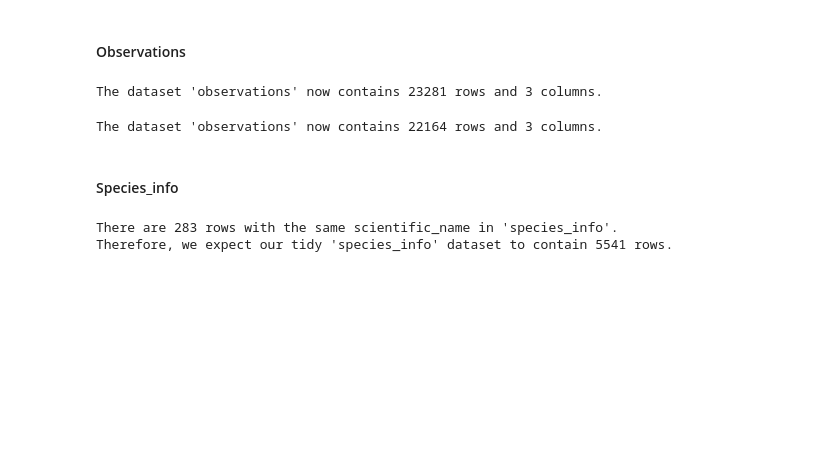
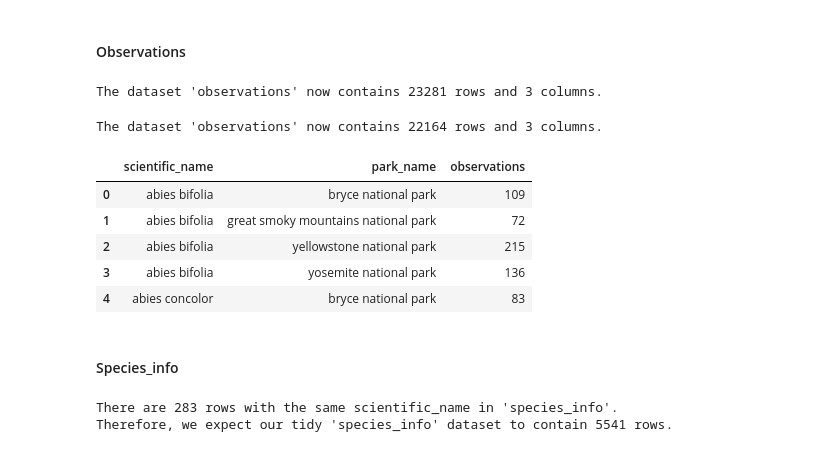
Before and after one commit to leahmfulmer/codecademy-projects, a Jupyter notebook: national-parks-service-biodiversity/lmf-national-parks-service-biodiversity.ipynb, the cells around one changed output. Drawn from its saved outputs; the diff is of its cells as text; code cells hidden in the pictures; blank space fills up the shorter version.

```diff
--- a/national-parks-service-biodiversity/lmf-national-parks-service-biodiversity.ipynb
+++ b/national-parks-service-biodiversity/lmf-national-parks-service-biodiversity.ipynb
@@ -91,11 +89,19 @@ The dataset 'observations' now contains 23281 rows and 3 columns.
 # %%
 # Sum observational instances for rows with duplicated scientific_name and park_name
 
 observations = observations.groupby(['scientific_name', 'park_name'])['observations'].sum().reset_index()
 print("The dataset 'observations' now contains {} rows and \
 {} columns.".format(observations.shape[0], observations.shape[1]))
+
+observations.head()
 # %% [output]
 The dataset 'observations' now contains 22164 rows and 3 columns.
+|  | scientific_name | park_name | observations |
+| 0 | abies bifolia | bryce national park | 109 |
+| 1 | abies bifolia | great smoky mountains national park | 72 |
+| 2 | abies bifolia | yellowstone national park | 215 |
+| 3 | abies bifolia | yosemite national park | 136 |
+| 4 | abies concolor | bryce national park | 83 |
 # %% [markdown]
 #### Species_info
 # %%
```
Also changed, not shown: parts of 16 cells of this notebook, 7 other files.
